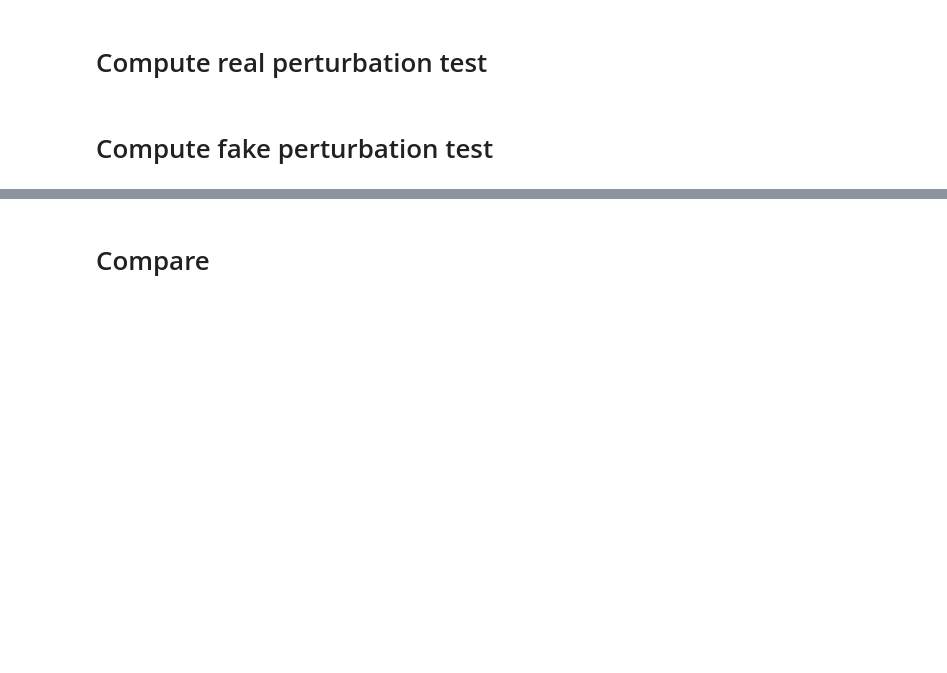
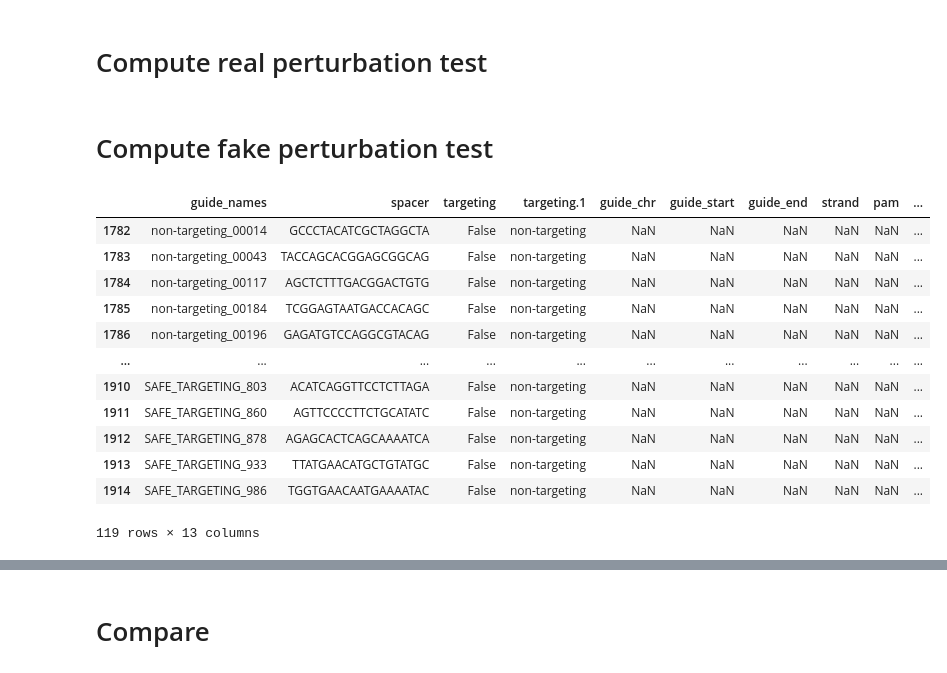
Before and after one commit to EngreitzLab/cNMF_benchmarking, a Jupyter notebook: cNMF_benchmarking_pipeline/Perturbation_association_calibration/JupterNote_Version/Simple_perturbation_calibration.ipynb, the cells around one changed output, grey strips where cells are left out. Cells and saved outputs as stored; diff of their text form; code cells hidden in the pictures; blank space fills up the shorter version.

```diff
--- a/cNMF_benchmarking_pipeline/Perturbation_association_calibration/JupterNote_Version/perturbation_association_calibration.ipynb
+++ b/cNMF_benchmarking_pipeline/Perturbation_association_calibration/JupterNote_Version/Simple_perturbation_calibration.ipynb
@@ -143,6 +129,22 @@ guide_target = pd.read_csv(guide_annotation_path, sep='\t')
 non_targeting_idx = guide_target.index[guide_target.targeting==False]
 
 guide_target = guide_target.loc[non_targeting_idx]
+# %%
+guide_target
+# %% [output]
+|  | guide_names | spacer | targeting | targeting.1 | guide_chr | guide_start | guide_end | strand | pam | ... |
+| 1782 | non-targeting_00014 | GCCCTACATCGCTAGGCTA | False | non-targeting | NaN | NaN | NaN | NaN | NaN | ... |
+| 1783 | non-targeting_00043 | TACCAGCACGGAGCGGCAG | False | non-targeting | NaN | NaN | NaN | NaN | NaN | ... |
+| 1784 | non-targeting_00117 | AGCTCTTTGACGGACTGTG | False | non-targeting | NaN | NaN | NaN | NaN | NaN | ... |
+| 1785 | non-targeting_00184 | TCGGAGTAATGACCACAGC | False | non-targeting | NaN | NaN | NaN | NaN | NaN | ... |
+| 1786 | non-targeting_00196 | GAGATGTCCAGGCGTACAG | False | non-targeting | NaN | NaN | NaN | NaN | NaN | ... |
+| ... | ... | ... | ... | ... | ... | ... | ... | ... | ... | ... |
+| 1910 | SAFE_TARGETING_803 | ACATCAGGTTCCTCTTAGA | False | non-targeting | NaN | NaN | NaN | NaN | NaN | ... |
+| 1911 | SAFE_TARGETING_860 | AGTTCCCCTTCTGCATATC | False | non-targeting | NaN | NaN | NaN | NaN | NaN | ... |
+| 1912 | SAFE_TARGETING_878 | AGAGCACTCAGCAAAATCA | False | non-targeting | NaN | NaN | NaN | NaN | NaN | ... |
+| 1913 | SAFE_TARGETING_933 | TTATGAACATGCTGTATGC | False | non-targeting | NaN | NaN | NaN | NaN | NaN | ... |
+| 1914 | SAFE_TARGETING_986 | TGGTGAACAATGAAAATAC | False | non-targeting | NaN | NaN | NaN | NaN | NaN | ... |
+119 rows × 13 columns
 # %%
 # Calibrate tests using "fake_target guides"
 test_stats_fake_dfs = []
```
Also changed, not shown: parts of 10 cells of this notebook, 4 other files.
